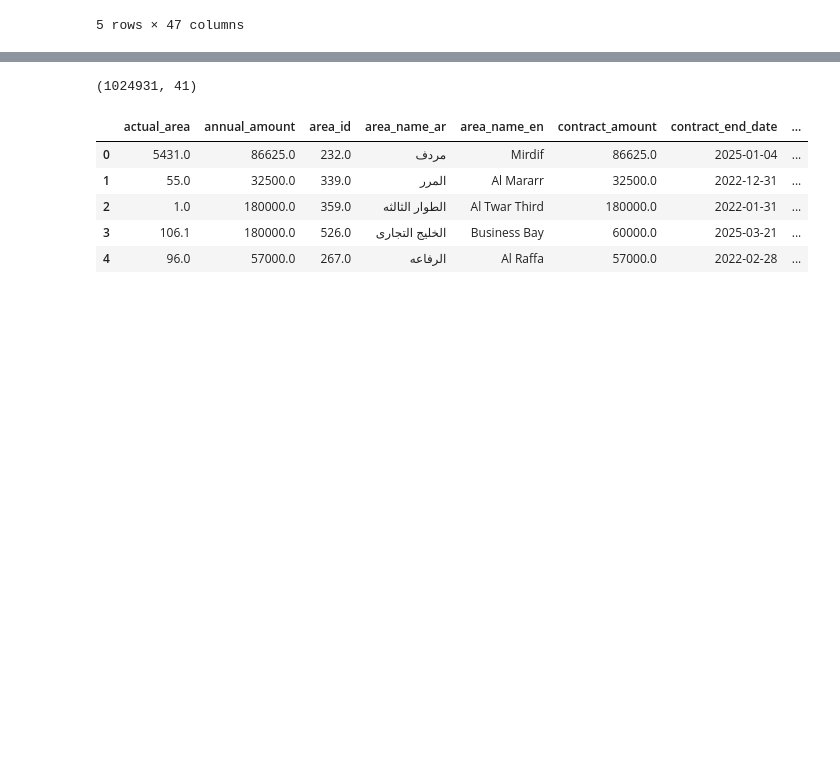
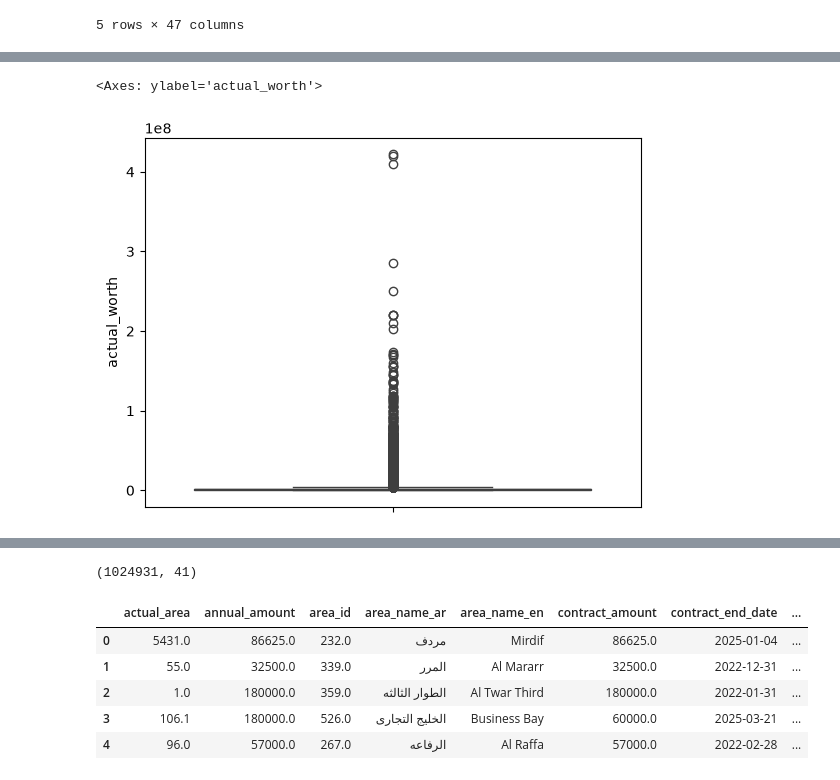
Before and after one commit to HariShanmugavelu/capstone-project, a Jupyter notebook: notebooks/DataAnalytics_Capstone.ipynb, the cells around one changed output, grey strips where cells are left out. Cells and saved outputs as stored; diff of their text form; code cells hidden in the pictures; blank space fills up the shorter version.

```diff
--- a/notebooks/DataAnalytics_Capstone.ipynb
+++ b/notebooks/DataAnalytics_Capstone.ipynb
@@ -310,0 +1532,6 @@ Name: rent_value, Length: 100, dtype: float64
+# %%
+#To check the presence of outliers in 'actual_worth'
+sns.boxplot(capstone_onlyEnglish_cleaned['actual_worth'])
+# %% [output]
+<Axes: ylabel='actual_worth'>
+[figure, added]
```
Also changed, not shown: parts of 251 cells of this notebook.
